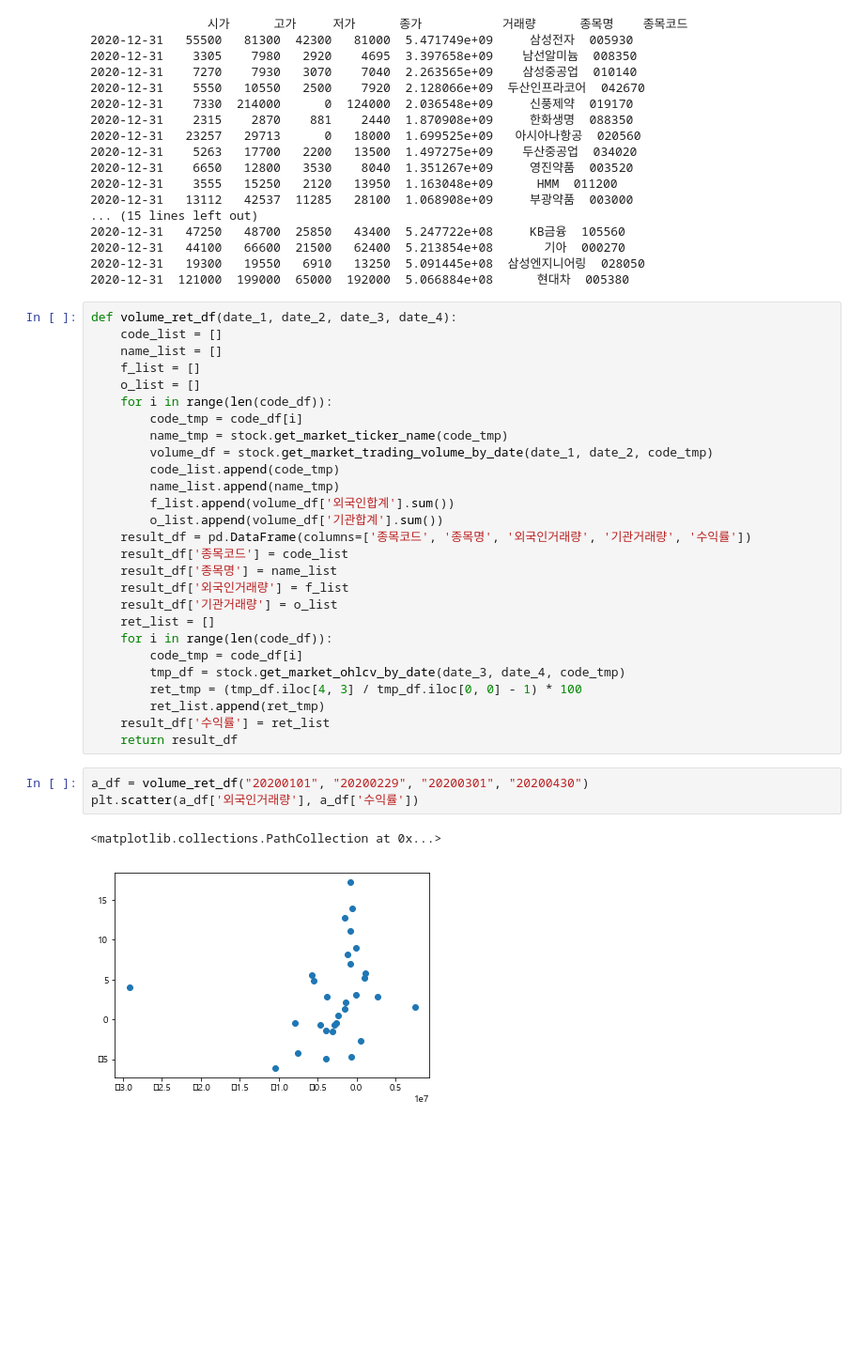
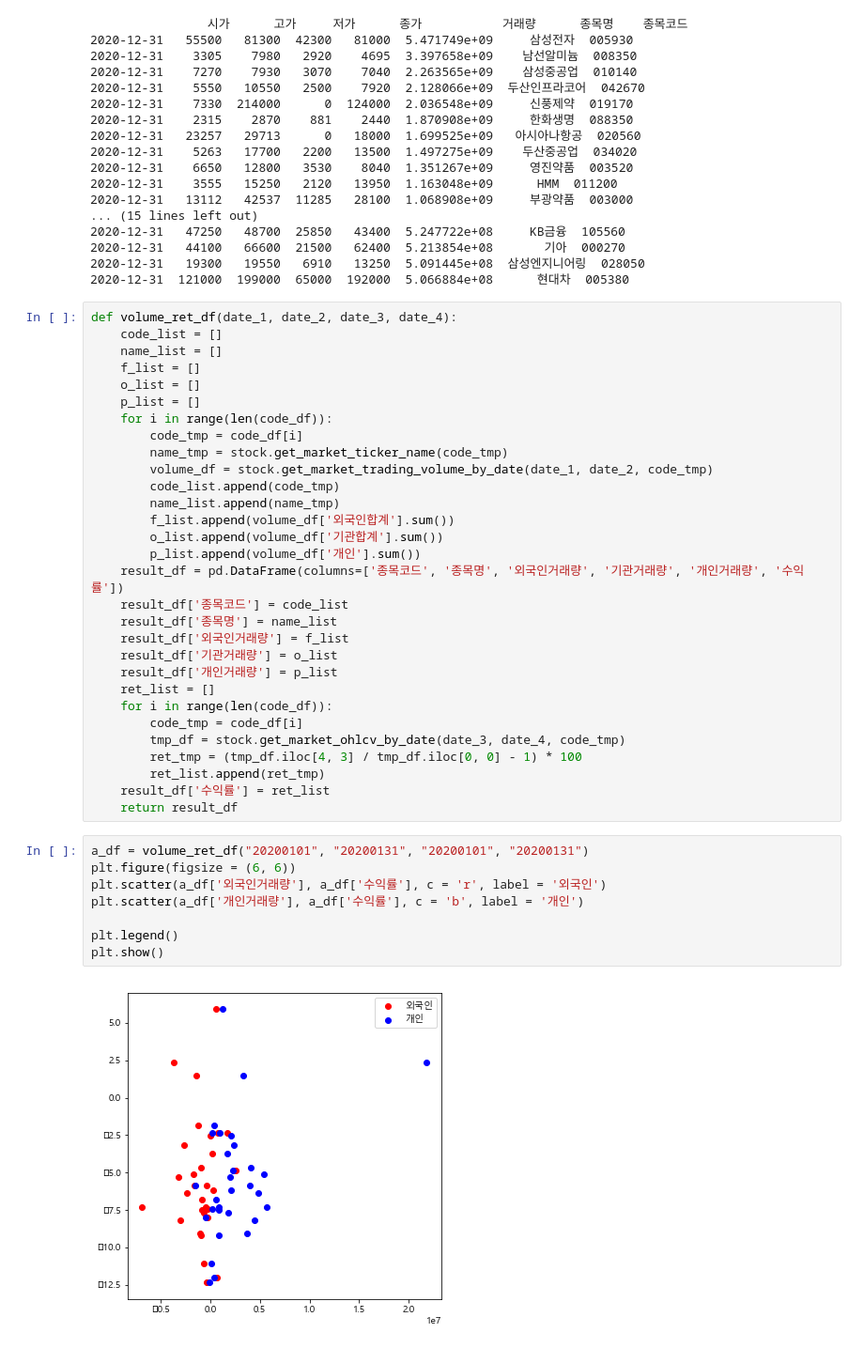
Before and after one commit to JennaEscher/ECO3022-01-Team-Project, a Jupyter notebook: Main.ipynb, the cells around one changed output. Shown at 94% size. Saved outputs shown, nothing was run; the diff lists cells and outputs as text; blank space fills up the shorter version.

```diff
--- a/Main.ipynb
+++ b/Main.ipynb
@@ -44,6 +51,7 @@ def volume_ret_df(date_1, date_2, date_3, date_4):
     name_list = []
     f_list = []
     o_list = []
+    p_list = []
     for i in range(len(code_df)):
         code_tmp = code_df[i]
         name_tmp = stock.get_market_ticker_name(code_tmp)
@@ -52,11 +60,13 @@ def volume_ret_df(date_1, date_2, date_3, date_4):
         name_list.append(name_tmp)
         f_list.append(volume_df['외국인합계'].sum())
         o_list.append(volume_df['기관합계'].sum())
-    result_df = pd.DataFrame(columns=['종목코드', '종목명', '외국인거래량', '기관거래량', '수익률'])
+        p_list.append(volume_df['개인'].sum())
+    result_df = pd.DataFrame(columns=['종목코드', '종목명', '외국인거래량', '기관거래량', '개인거래량', '수익률'])
     result_df['종목코드'] = code_list
     result_df['종목명'] = name_list
     result_df['외국인거래량'] = f_list
     result_df['기관거래량'] = o_list
+    result_df['개인거래량'] = p_list
     ret_list = []
     for i in range(len(code_df)):
         code_tmp = code_df[i]
@@ -65,9 +75,13 @@ def volume_ret_df(date_1, date_2, date_3, date_4):
         ret_list.append(ret_tmp)
     result_df['수익률'] = ret_list
     return result_df
-# %%
-a_df = volume_ret_df("20200101", "20200229", "20200301", "20200430")
-plt.scatter(a_df['외국인거래량'], a_df['수익률'])
-# %% [output]
-<matplotlib.collections.PathCollection at 0x...>
-[figure, removed]
+# %%
+a_df = volume_ret_df("20200101", "20200131", "20200101", "20200131")
+plt.figure(figsize = (6, 6))
+plt.scatter(a_df['외국인거래량'], a_df['수익률'], c = 'r', label = '외국인')
+plt.scatter(a_df['개인거래량'], a_df['수익률'], c = 'b', label = '개인')
+
+plt.legend()
+plt.show()
+# %% [output]
+[figure, added]
```
Also changed, not shown: parts of 4 cells of this notebook, 1 other file.
